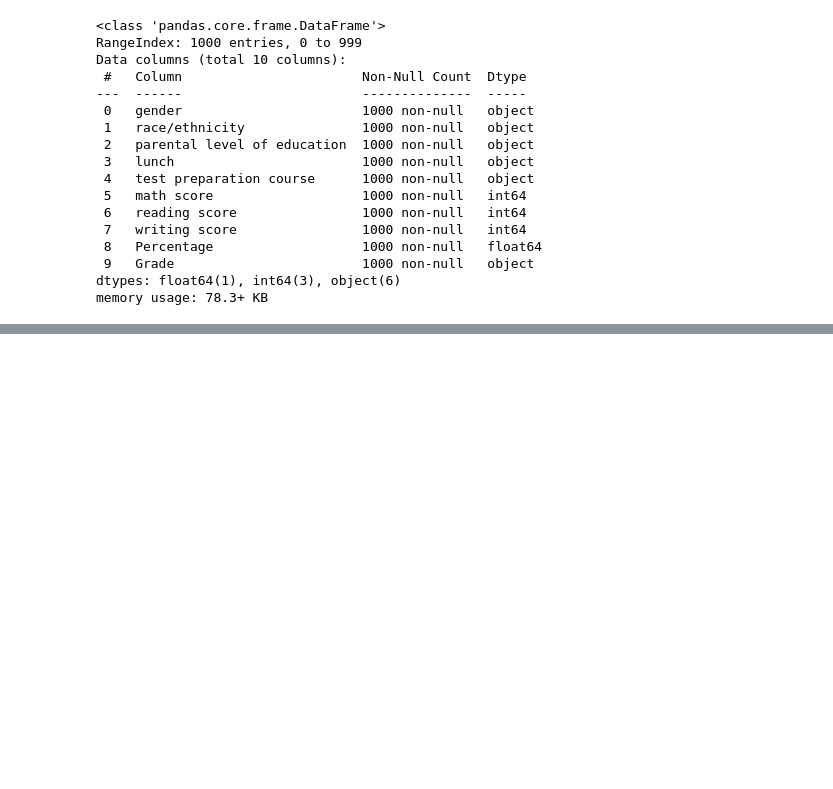
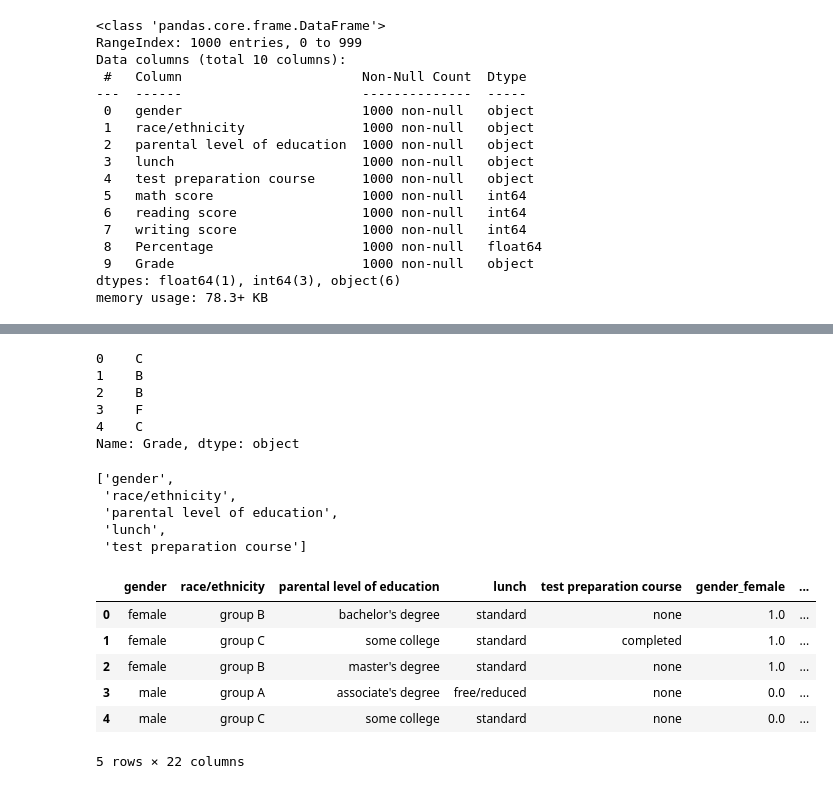
Before and after one commit to IzhanAli08/MyResearch, a Jupyter notebook: Feature Engineering and Model Building.ipynb, the cells around one changed output, grey strips where cells are left out. Drawn from its saved outputs; the diff is of its cells as text; code cells hidden in the pictures; blank space fills up the shorter version.

```diff
--- a/Feature Engineering and Model Building.ipynb
+++ b/Feature Engineering and Model Building.ipynb
@@ -59,0 +81,5 @@ memory usage: 78.3+ KB
+# %%
+#Identify input and target columns
+input_cols,target_cols=data.columns[:-5],data.columns[-1]
+# %%
+input_df,targets=data[input_cols].copy(),data[target_cols].copy()
@@ -59,0 +95,33 @@ memory usage: 78.3+ KB
+# %%
+targets.head()
+# %% [output]
+0    C
+1    B
+2    B
+3    F
+4    C
+Name: Grade, dtype: object
+# %%
+categorical_cols=data[input_cols].select_dtypes(include='object').columns.tolist()
+# %%
+categorical_cols
+# %% [output]
+['gender',
+ 'race/ethnicity',
+ 'parental level of education',
+ 'lunch',
+ 'test preparation course']
+# %%
+encoder=OneHotEncoder(sparse=False,handle_unknown='ignore').fit(input_df[categorical_cols])
+encoded_cols=list(encoder.get_feature_names_out(categorical_cols))
+input_df[encoded_cols]=encoder.transform(input_df[categorical_cols])
+# %%
+input_df.head()
+# %% [output]
+|  | gender | race/ethnicity | parental level of education | lunch | test preparation course | gender_female | ... |
+| 0 | female | group B | bachelor's degree | standard | none | 1.0 | ... |
+| 1 | female | group C | some college | standard | completed | 1.0 | ... |
+| 2 | female | group B | master's degree | standard | none | 1.0 | ... |
+| 3 | male | group A | associate's degree | free/reduced | none | 0.0 | ... |
+| 4 | male | group C | some college | standard | none | 0.0 | ... |
+5 rows × 22 columns
```
Also changed, not shown: parts of 10 cells of this notebook.
